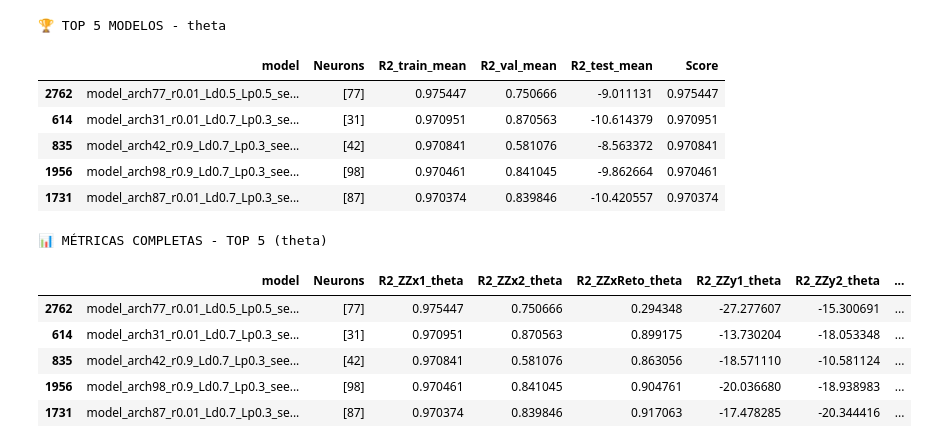
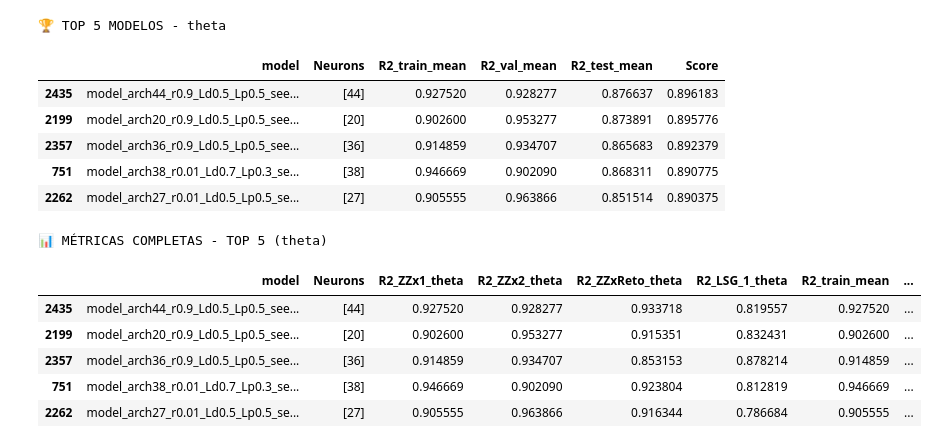
Before and after one commit to sarahmss/Ic-2026.2, a Jupyter notebook: 00-TrainRnns/tau-6/Theta/Analise.ipynb, the cells around one changed output. Saved outputs shown, nothing was run; the diff lists cells and outputs as text; code cells hidden in the pictures.

```diff
--- a/00-TrainRnns/tau-6/Theta/Analise.ipynb
+++ b/00-TrainRnns/tau-6/Theta/Analise.ipynb
@@ -9,7 +9,6 @@ results_2l = pd.read_excel("resultados-2l.xlsx")
 # results_3l = pd.read_excel("resultados-3l.xlsx")
 
 results = pd.concat(
-    [results_1l, results_2l],
-    ignore_index=True
- )
-#results = results_2l
+    [results_1l, results_2l,],
+    ignore_index=True )
+#results =
@@ -35,13 +36,13 @@ SETS_CATEGORY = {
     "ZZx1":     "Train",
     "ZZx2":     "Val",
     "ZZxReto":  "Test",
-    "ZZy1":     "Test",
-    "ZZy2":     "Test",
+   # "ZZy1":     "Test",
+   # "ZZy2":     "Test",
     "LSG-1":    "Test",
-    "LSG-2":    "Test",
-    "ZZx1-inv": "Test",
-    "ZZx2-inv": "Test",
-    "semiCirc": "Test",
+    #"LSG-2":    "Test",
+    #"ZZx1-inv": "Test",
+    #"ZZx2-inv2": "Test",
+   # "semiCirc": "Test",
 }
 
 def col_name(s, target):
@@ -51,9 +52,10 @@ def col_name(s, target):
 best_models_tables = {}
 N = 5  # top modelos
 
-w_val = 0.0
-w_train = 1.0
-w_test = 0.0
+w_val = 0.33
+w_train = 0.33
+w_test = 0.33
+
 
 for target in TARGETS:
 
@@ -97,46 +99,46 @@ for target in TARGETS:
     df["Score"] = (
         w_train * df["R2_train_mean"] +
         w_val   * df["R2_val_mean"] +
-        w_test  * df["R2_test_mean"]
-       # - 0.1 * df["R2_std"]   # penaliza inconsistência
+        w_test  * df["R2_test_mean"] -
+        0.1 * df["R2_std"]   # penaliza inconsistência
     )
 
     # =========================
     # 🔹 ORDENAÇÃO
     # =========================
     df_sorted = df.sort_values(by="Score", ascending=False)
     best_models_tables[target] = df_sorted
 
     # =========================
     # 🔹 TOP N RESUMO
     # =========================
     print(f"\n🏆 TOP {N} MODELOS - {target}")
     display(df_sorted[
         ["model", "Neurons", "R2_train_mean", "R2_val_mean", "R2_test_mean", "Score"]
     ].head(N))
 
     top_df = df_sorted.head(N).copy()
 
     final_cols = ["model", "Neurons"] + r2_all_cols + [
         "R2_train_mean", "R2_val_mean", "R2_test_mean", "Score"
     ]
     final_table = top_df[final_cols]
 
     print(f"\n📊 MÉTRICAS COMPLETAS - TOP {N} ({target})")
     display(final_table)
 # %% [output]
 🏆 TOP 5 MODELOS - theta
 |  | model | Neurons | R2_train_mean | R2_val_mean | R2_test_mean | Score |
-| 2762 | model_arch77_r0.01_Ld0.5_Lp0.5_se... | [77] | 0.975447 | 0.750666 | -9.011131 | 0.975447 |
-| 614 | model_arch31_r0.01_Ld0.7_Lp0.3_se... | [31] | 0.970951 | 0.870563 | -10.614379 | 0.970951 |
-| 835 | model_arch42_r0.9_Ld0.7_Lp0.3_see... | [42] | 0.970841 | 0.581076 | -8.563372 | 0.970841 |
-| 1956 | model_arch98_r0.9_Ld0.7_Lp0.3_see... | [98] | 0.970461 | 0.841045 | -9.862664 | 0.970461 |
-| 1731 | model_arch87_r0.01_Ld0.7_Lp0.3_se... | [87] | 0.970374 | 0.839846 | -10.420557 | 0.970374 |
+| 2435 | model_arch44_r0.9_Ld0.5_Lp0.5_see... | [44] | 0.927520 | 0.928277 | 0.876637 | 0.896183 |
+| 2199 | model_arch20_r0.9_Ld0.5_Lp0.5_see... | [20] | 0.902600 | 0.953277 | 0.873891 | 0.895776 |
+| 2357 | model_arch36_r0.9_Ld0.5_Lp0.5_see... | [36] | 0.914859 | 0.934707 | 0.865683 | 0.892379 |
+| 751 | model_arch38_r0.01_Ld0.7_Lp0.3_se... | [38] | 0.946669 | 0.902090 | 0.868311 | 0.890775 |
+| 2262 | model_arch27_r0.01_Ld0.5_Lp0.5_se... | [27] | 0.905555 | 0.963866 | 0.851514 | 0.890375 |
 📊 MÉTRICAS COMPLETAS - TOP 5 (theta)
-|  | model | Neurons | R2_ZZx1_theta | R2_ZZx2_theta | R2_ZZxReto_theta | R2_ZZy1_theta | R2_ZZy2_theta | ... |
-| 2762 | model_arch77_r0.01_Ld0.5_Lp0.5_se... | [77] | 0.975447 | 0.750666 | 0.294348 | -27.277607 | -15.300691 | ... |
-| 614 | model_arch31_r0.01_Ld0.7_Lp0.3_se... | [31] | 0.970951 | 0.870563 | 0.899175 | -13.730204 | -18.053348 | ... |
-| 835 | model_arch42_r0.9_Ld0.7_Lp0.3_see... | [42] | 0.970841 | 0.581076 | 0.863056 | -18.571110 | -10.581124 | ... |
-| 1956 | model_arch98_r0.9_Ld0.7_Lp0.3_see... | [98] | 0.970461 | 0.841045 | 0.904761 | -20.036680 | -18.938983 | ... |
-| 1731 | model_arch87_r0.01_Ld0.7_Lp0.3_se... | [87] | 0.970374 | 0.839846 | 0.917063 | -17.478285 | -20.344416 | ... |
+|  | model | Neurons | R2_ZZx1_theta | R2_ZZx2_theta | R2_ZZxReto_theta | R2_LSG_1_theta | R2_train_mean | ... |
+| 2435 | model_arch44_r0.9_Ld0.5_Lp0.5_see... | [44] | 0.927520 | 0.928277 | 0.933718 | 0.819557 | 0.927520 | ... |
+| 2199 | model_arch20_r0.9_Ld0.5_Lp0.5_see... | [20] | 0.902600 | 0.953277 | 0.915351 | 0.832431 | 0.902600 | ... |
+| 2357 | model_arch36_r0.9_Ld0.5_Lp0.5_see... | [36] | 0.914859 | 0.934707 | 0.853153 | 0.878214 | 0.914859 | ... |
+| 751 | model_arch38_r0.01_Ld0.7_Lp0.3_se... | [38] | 0.946669 | 0.902090 | 0.923804 | 0.812819 | 0.946669 | ... |
+| 2262 | model_arch27_r0.01_Ld0.5_Lp0.5_se... | [27] | 0.905555 | 0.963866 | 0.916344 | 0.786684 | 0.905555 | ... |
 # %%
```
Also changed, not shown: parts of 5 cells of this notebook, 31 other files.
